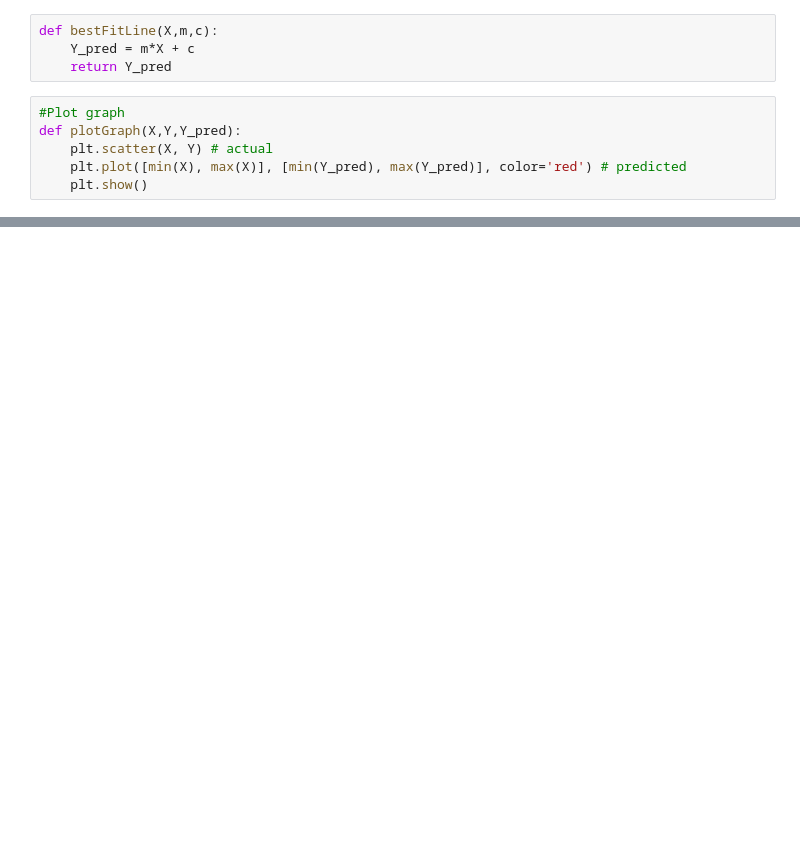
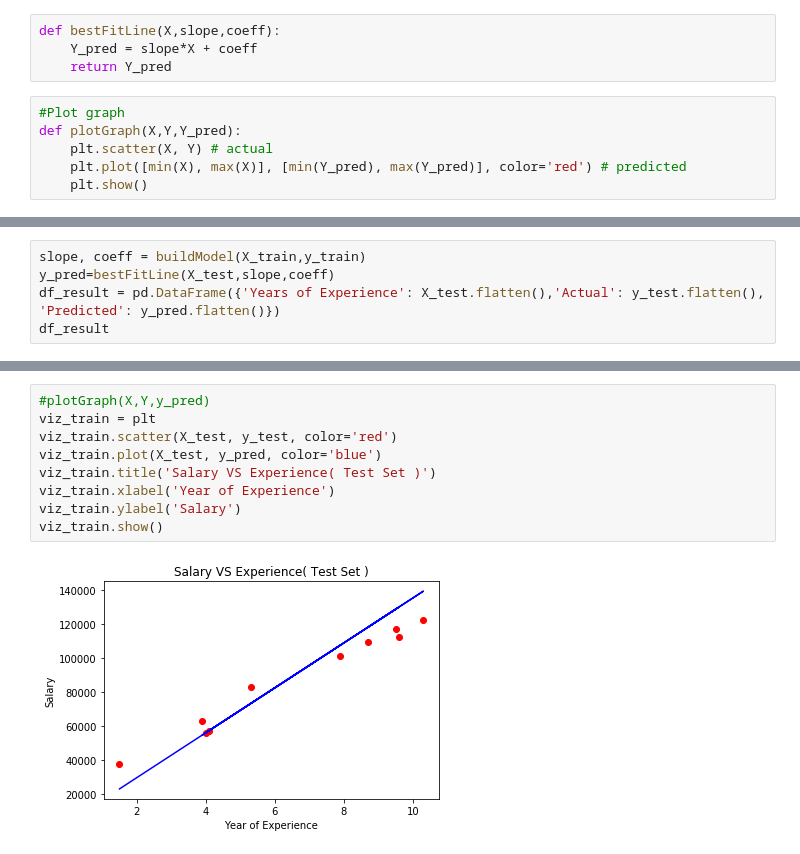
Before and after one commit to animeshsingh04/LinearRegression, a Jupyter notebook: Gradient_Descent_linear_Regression.ipynb, the cells around one changed output, grey strips where cells are left out. Drawn from its saved outputs; the diff is of its cells as text; blank space fills up the shorter version.

```diff
--- a/Gradient_Descent_linear_Regression.ipynb
+++ b/Gradient_Descent_linear_Regression.ipynb
@@ -31,8 +33,8 @@ def buildModel(X,Y):
         c = c - L * D_c  # Update c
     return (m, c)
 # %%
-def bestFitLine(X,m,c):
-    Y_pred = m*X + c
+def bestFitLine(X,slope,coeff):
+    Y_pred = slope*X + coeff
     return Y_pred
 # %%
 #Plot graph
@@ -61,0 +75,5 @@ Enter the number10
+# %%
+slope, coeff = buildModel(X_train,y_train)
+y_pred=bestFitLine(X_test,slope,coeff)
+df_result = pd.DataFrame({'Years of Experience': X_test.flatten(),'Actual': y_test.flatten(), 'Predicted': y_pred.flatten()})
+df_result
@@ -61,0 +92,11 @@ Enter the number10
+# %%
+#plotGraph(X,Y,y_pred)
+viz_train = plt
+viz_train.scatter(X_test, y_test, color='red')
+viz_train.plot(X_test, y_pred, color='blue')
+viz_train.title('Salary VS Experience( Test Set )')
+viz_train.xlabel('Year of Experience')
+viz_train.ylabel('Salary')
+viz_train.show()
+# %% [output]
+[figure, added]
```
Also changed, not shown: parts of 13 cells of this notebook.
